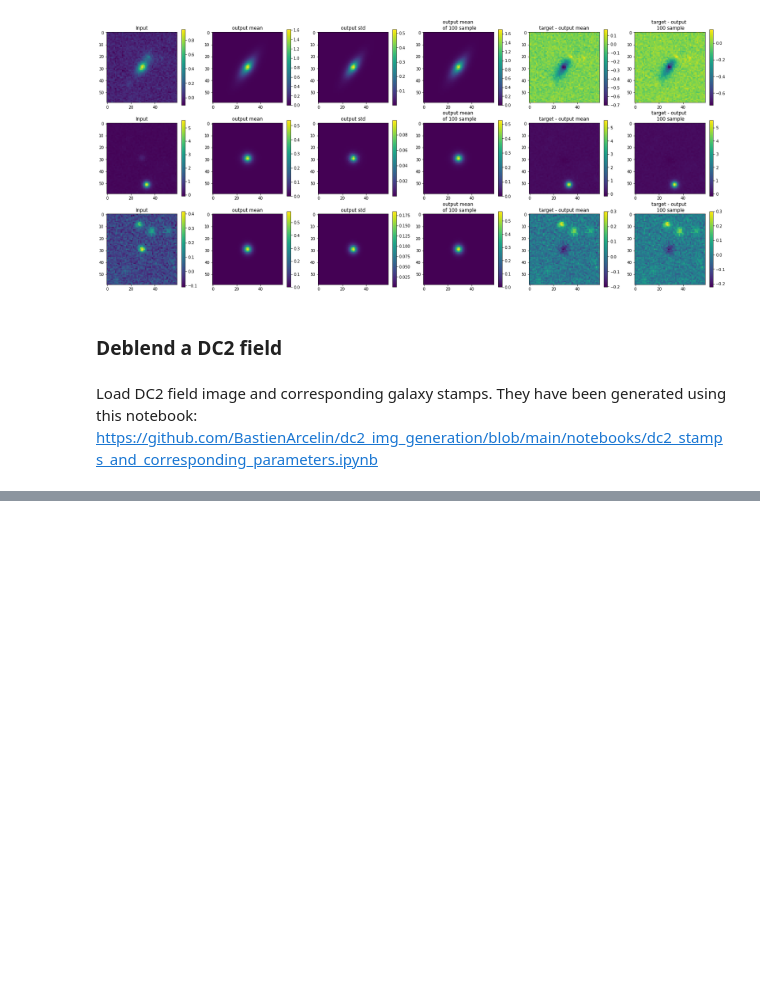
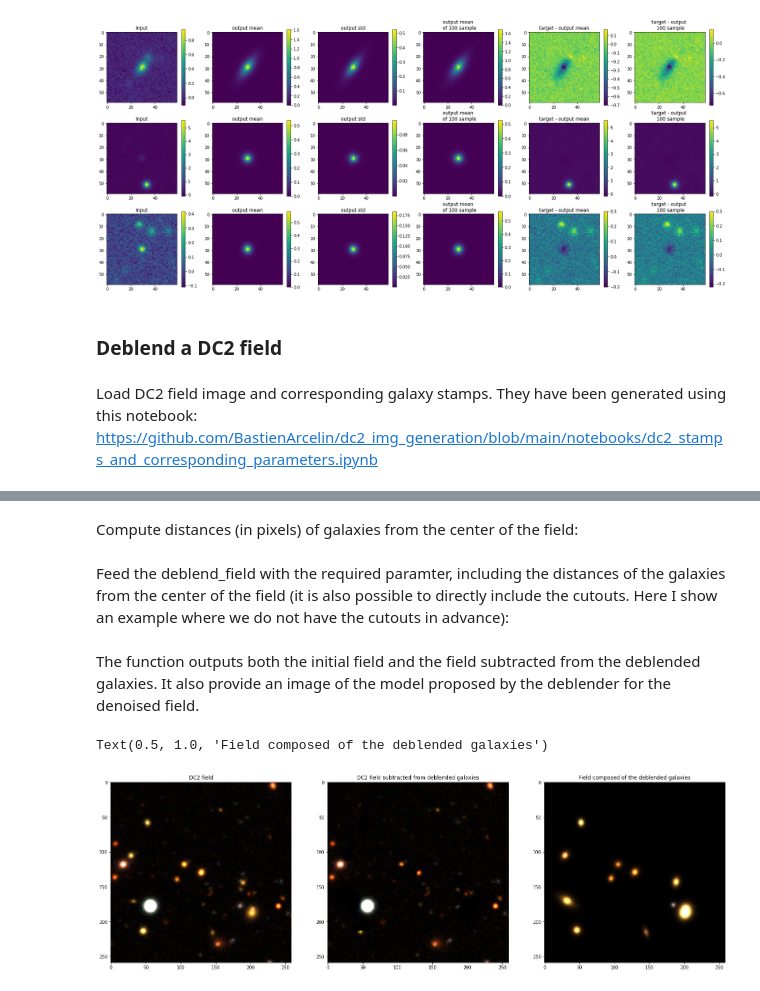
Before and after one commit to astrodeepnet/debvader, a Jupyter notebook: notebooks/deblending_dc2_images.ipynb, the cells around one changed output, grey strips where cells are left out. Saved outputs shown, nothing was run; the diff lists cells and outputs as text; code cells hidden in the pictures; blank space fills up the shorter version.

Commit message:
add deblend_field function and update the corresponding notebook

```diff
--- a/notebooks/deblending_dc2_images.ipynb
+++ b/notebooks/deblending_dc2_images.ipynb
@@ -189,8 +126,0 @@ axes[3].set_title('Field composed of the deblended galaxies')
-# %%
-bands = [3,2,1]
-
-fig, axes = plt.subplots(1,2, figsize = (20,10))
-axes[0].imshow(np.clip(field_img_save_2[0][:,:,bands], a_min=0.0, a_max=1.))
-for i in range(len(output_images_mean)):
-    axes[0].plot(129+int((-field_center[0]+galaxies_coord[i][0])),129-int((field_center[1]-galaxies_coord[i][1])), 'x', color = 'red')
-    axes[1].imshow(np.clip(denoised_field[:,:,bands], a_min=0.0, a_max=1.))
@@ -198,0 +135,34 @@ for i in range(len(output_images_mean)):
+# %%
+field_center = field_galaxies_coordinates[0]
+galaxies_coord = field_galaxies_coordinates[1]
+# %% [markdown]
+Compute distances (in pixels) of galaxies from the center of the field:
+# %%
+field_coordinates = np.array(field_galaxies_coordinates[0])
+galaxies_coordinates = np.array(field_galaxies_coordinates[1])
+
+galaxy_distances_to_center = []
+for i in range(len(galaxies_coordinates)):
+    galaxy_distances_to_center.append((int(-field_center[1]+galaxies_coord[i][1]), int(-field_center[0]+galaxies_coord[i][0])))
+
+galaxy_distances_to_center=np.array(galaxy_distances_to_center)
+# %% [markdown]
+Feed the deblend_field with the required paramter, including the distances of the galaxies from the center of the field (it is also possible to directly include the cutouts. Here I show an example where we do not have the cutouts in advance):
+# %%
+field_img, deblended_field_img, denoised_field, cutout_images, output_images_mean = debvader.deblend_field(net, field_img, galaxy_distances_to_center)
+# %% [markdown]
+The function outputs both the initial field and the field subtracted from the deblended galaxies. It also provide an image of the model proposed by the deblender for the denoised field.
+# %%
+bands = [3,2,1]
+
+fig, axes = plt.subplots(1,3, figsize = (25,15))
+axes[0].imshow(np.clip(field_img[0][:,:,bands], a_min=0.0, a_max=1.))
+axes[1].imshow(np.clip(deblended_field_img[0][:,:,bands], a_min=0.0, a_max=1.))
+axes[2].imshow(np.clip(denoised_field[:,:,bands], a_min=0.0, a_max=1.))
+
+axes[0].set_title('DC2 field')
+axes[1].set_title('DC2 field subtracted from deblended galaxies')
+axes[2].set_title('Field composed of the deblended galaxies')
+# %% [output]
+Text(0.5, 1.0, 'Field composed of the deblended galaxies')
+[figure, added]
```
Also changed, not shown: parts of 23 cells of this notebook, 32 other files.
